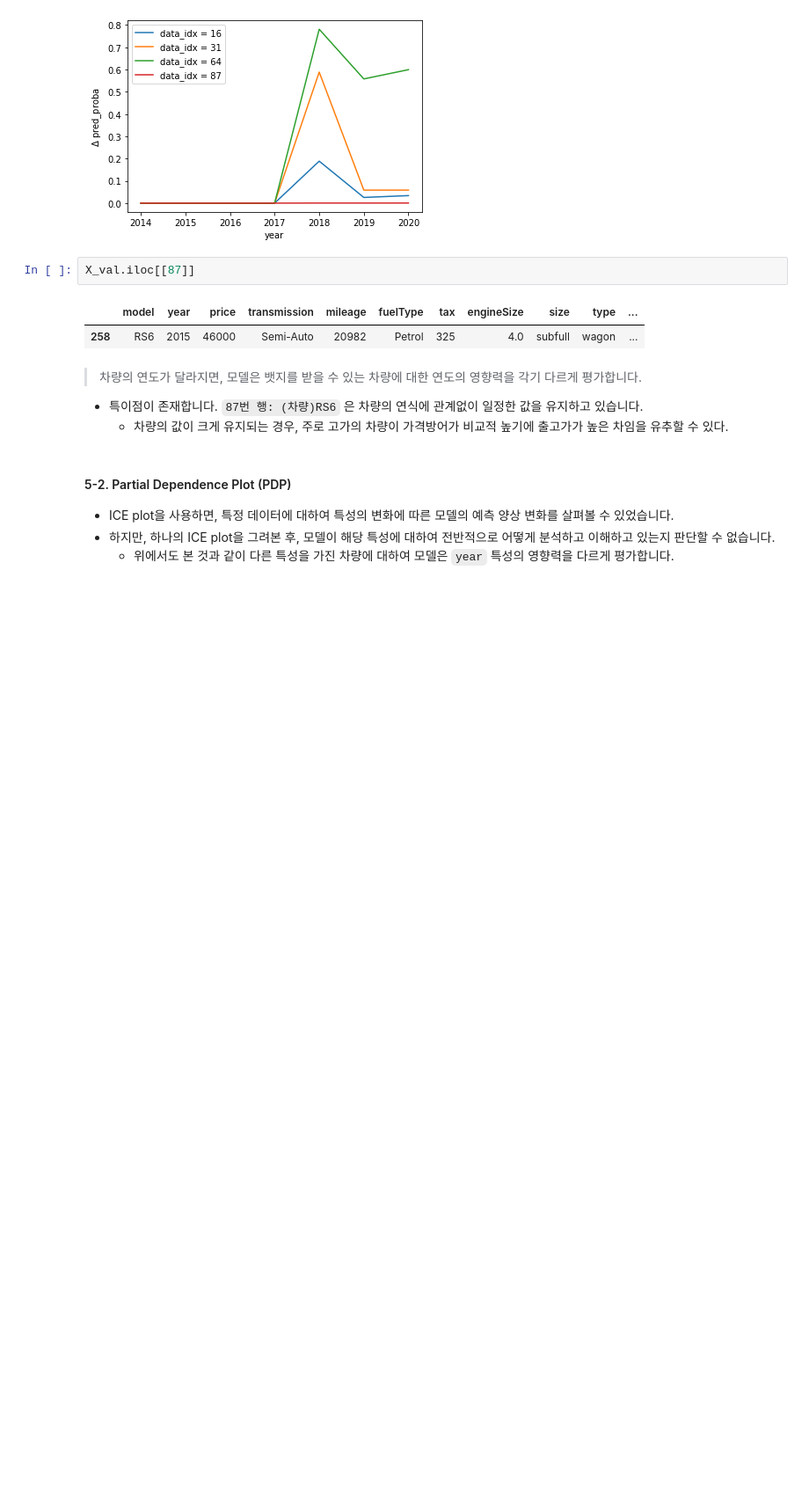
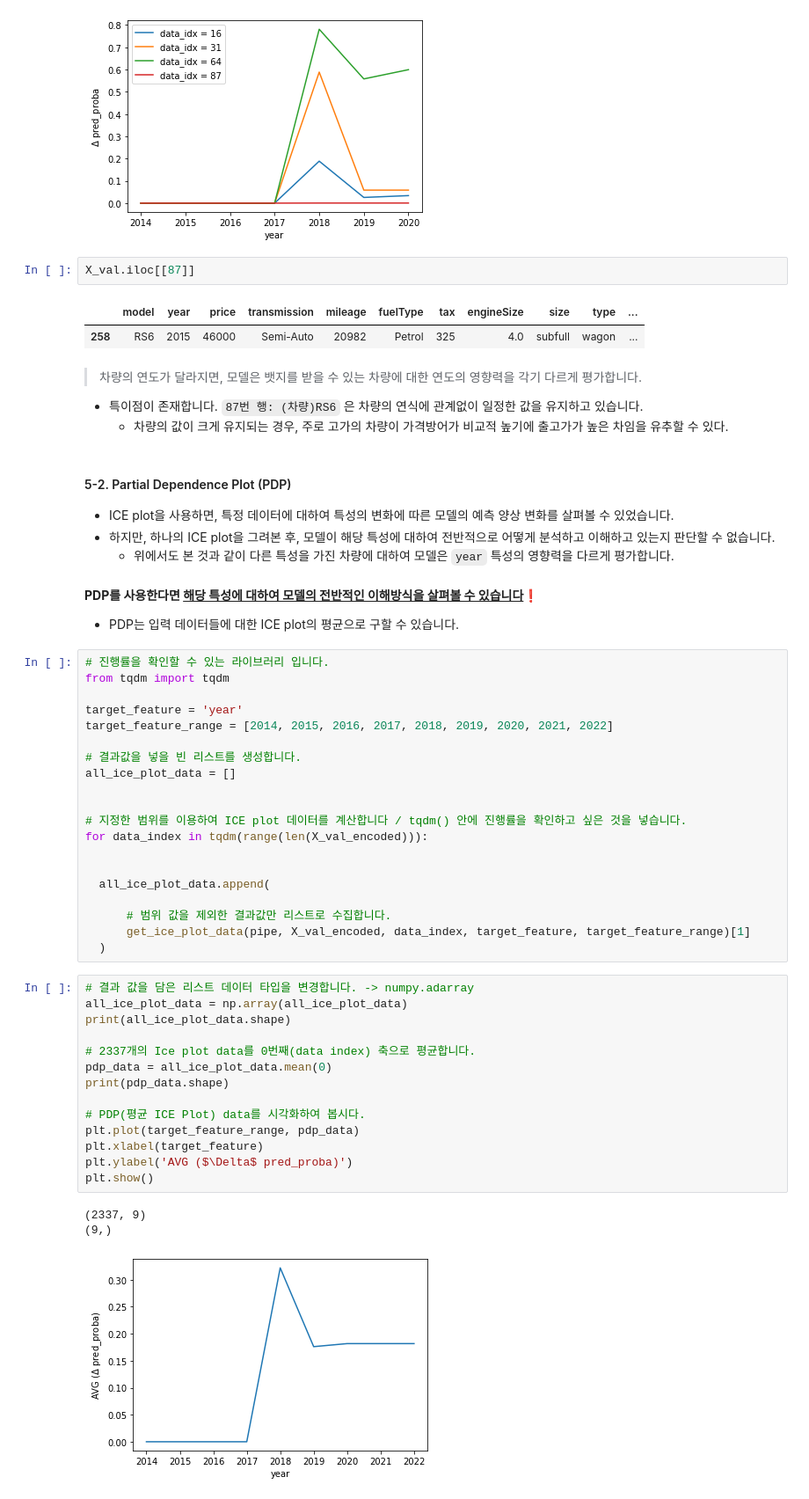
Before and after one commit to 00150/AI_07_JYP_Project_section_02, a Jupyter notebook: Classification_Used_car_modeling.ipynb, the cells around one changed output. Shown at 88% size. Saved outputs shown, nothing was run; the diff lists cells and outputs as text; blank space fills up the shorter version.

```diff
--- a/Classification_Used_car_modeling.ipynb
+++ b/Classification_Used_car_modeling.ipynb
@@ -1418,3 +1418,44 @@ X_val.iloc[[87]]
 * ICE plot을 사용하면, 특정 데이터에 대하여 특성의 변화에 따른 모델의 예측 양상 변화를 살펴볼 수 있었습니다.
 * 하지만, 하나의 ICE plot을 그려본 후, 모델이 해당 특성에 대하여 전반적으로 어떻게 분석하고 이해하고 있는지 판단할 수 없습니다.
   * 위에서도 본 것과 같이 다른 특성을 가진 차량에 대하여 모델은 `year` 특성의 영향력을 다르게 평가합니다.
+# %% [markdown]
+**PDP를 사용한다면 <u>해당 특성에 대하여 모델의 전반적인 이해방식을 살펴볼 수 있습니다</u>❗**
+  * PDP는 입력 데이터들에 대한 ICE plot의 평균으로 구할 수 있습니다.
+# %%
+# 진행률을 확인할 수 있는 라이브러리 입니다.
+from tqdm import tqdm
+
+target_feature = 'year'
+target_feature_range = [2014, 2015, 2016, 2017, 2018, 2019, 2020, 2021, 2022]
+
+# 결과값을 넣을 빈 리스트를 생성합니다.
+all_ice_plot_data = []
+
+
+# 지정한 범위를 이용하여 ICE plot 데이터를 계산합니다 / tqdm() 안에 진행률을 확인하고 싶은 것을 넣습니다.
+for data_index in tqdm(range(len(X_val_encoded))):
+
+
+  all_ice_plot_data.append(
+
+      # 범위 값을 제외한 결과값만 리스트로 수집합니다.
+      get_ice_plot_data(pipe, X_val_encoded, data_index, target_feature, target_feature_range)[1]
+  )
+# %%
+# 결과 값을 담은 리스트 데이터 타입을 변경합니다. -> numpy.adarray
+all_ice_plot_data = np.array(all_ice_plot_data)
+print(all_ice_plot_data.shape)
+
+# 2337개의 Ice plot data를 0번째(data index) 축으로 평균합니다.
+pdp_data = all_ice_plot_data.mean(0)
+print(pdp_data.shape)
+
+# PDP(평균 ICE Plot) data를 시각화하여 봅시다.
+plt.plot(target_feature_range, pdp_data)
+plt.xlabel(target_feature)
+plt.ylabel('AVG ($\Delta$ pred_proba)')
+plt.show()
+# %% [output]
+(2337, 9)
+(9,)
+[figure, added]
```
Also changed, not shown: parts of 7 cells of this notebook.
